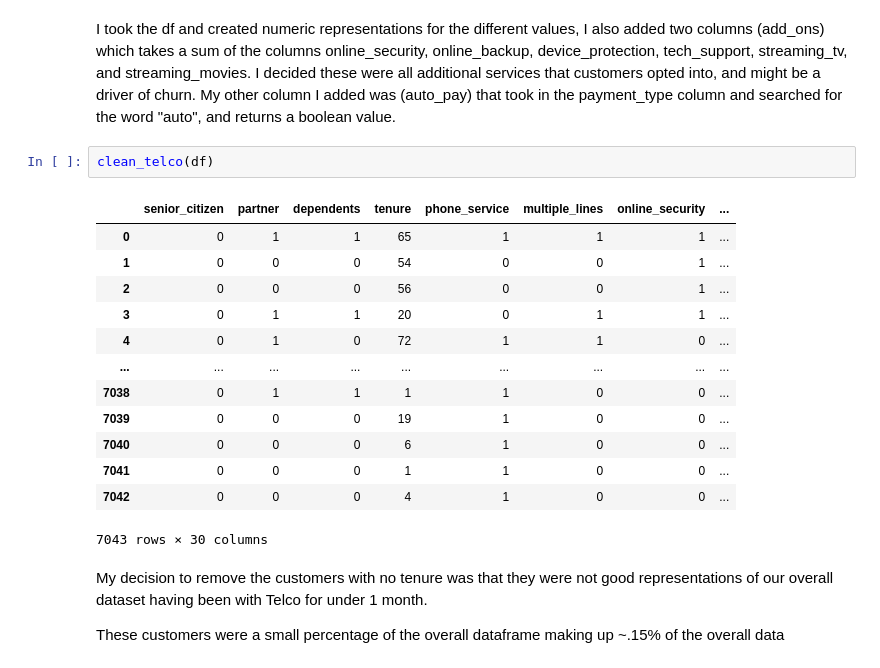
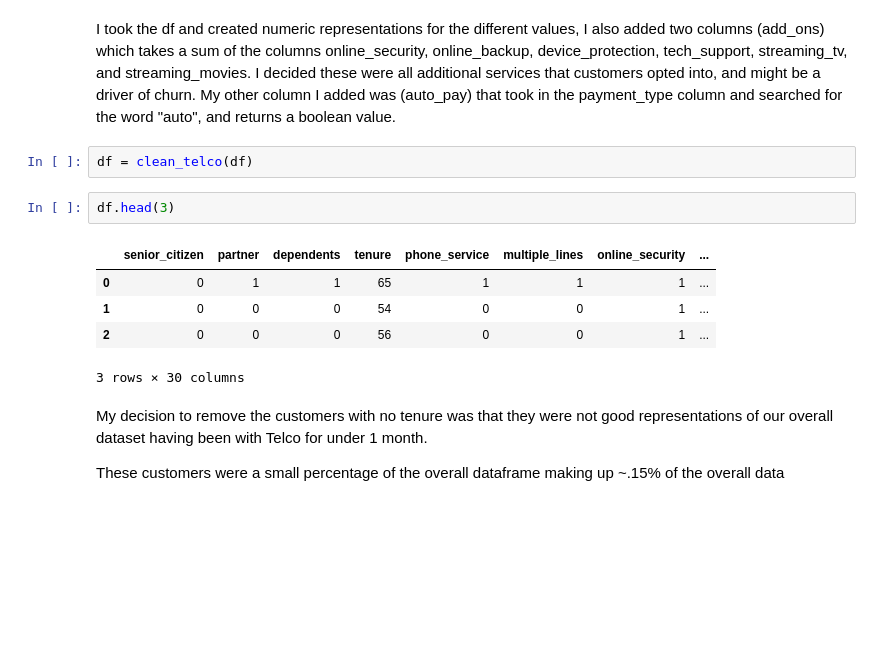
Before and after one commit to JaredVahle/telco_classification_project, a Jupyter notebook: telco_classification_project_final.ipynb, the cells around one changed output. Saved outputs shown, nothing was run; the diff lists cells and outputs as text; blank space fills up the shorter version.

```diff
--- a/telco_classification_project_final.ipynb
+++ b/telco_classification_project_final.ipynb
@@ -163,21 +182,15 @@ I took the df and created numeric representations for the different values, I al
 which takes a sum of the columns online_security, online_backup, device_protection, tech_support, streaming_tv,
 and streaming_movies. I decided these were all additional services that customers opted into, and might be a driver of churn. My other column I added was (auto_pay) that took in the payment_type column and searched for the word "auto", and returns a boolean value.
 # %%
-clean_telco(df)
+df = clean_telco(df)
-# %% [output]
-|  | senior_citizen | partner | dependents | tenure | phone_service | multiple_lines | online_security | ... |
-| 0 | 0 | 1 | 1 | 65 | 1 | 1 | 1 | ... |
-| 1 | 0 | 0 | 0 | 54 | 0 | 0 | 1 | ... |
-| 2 | 0 | 0 | 0 | 56 | 0 | 0 | 1 | ... |
-| 3 | 0 | 1 | 1 | 20 | 0 | 1 | 1 | ... |
-| 4 | 0 | 1 | 0 | 72 | 1 | 1 | 0 | ... |
-| ... | ... | ... | ... | ... | ... | ... | ... | ... |
-| 7038 | 0 | 1 | 1 | 1 | 1 | 0 | 0 | ... |
-| 7039 | 0 | 0 | 0 | 19 | 1 | 0 | 0 | ... |
-| 7040 | 0 | 0 | 0 | 6 | 1 | 0 | 0 | ... |
-| 7041 | 0 | 0 | 0 | 1 | 1 | 0 | 0 | ... |
-| 7042 | 0 | 0 | 0 | 4 | 1 | 0 | 0 | ... |
-7043 rows × 30 columns
+# %%
+df.head(3)
+# %% [output]
+|  | senior_citizen | partner | dependents | tenure | phone_service | multiple_lines | online_security | ... |
+| 0 | 0 | 1 | 1 | 65 | 1 | 1 | 1 | ... |
+| 1 | 0 | 0 | 0 | 54 | 0 | 0 | 1 | ... |
+| 2 | 0 | 0 | 0 | 56 | 0 | 0 | 1 | ... |
+3 rows × 30 columns
 # %% [markdown]
 My decision to remove the customers with no tenure was that they were not good representations of our overall dataset having been with Telco for under 1 month.
 
```
Also changed, not shown: parts of 30 cells of this notebook, 8 other files.
